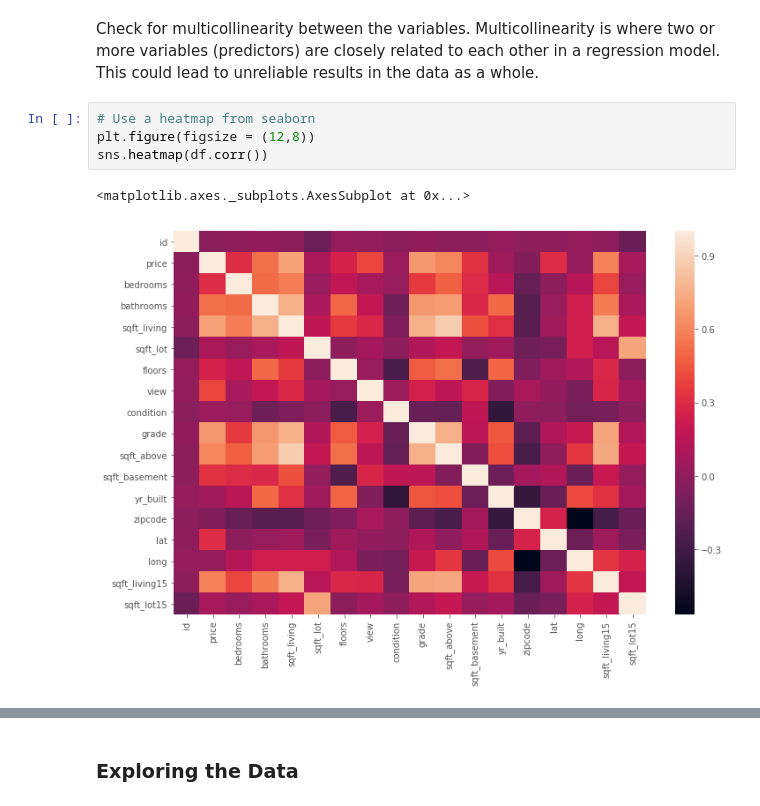
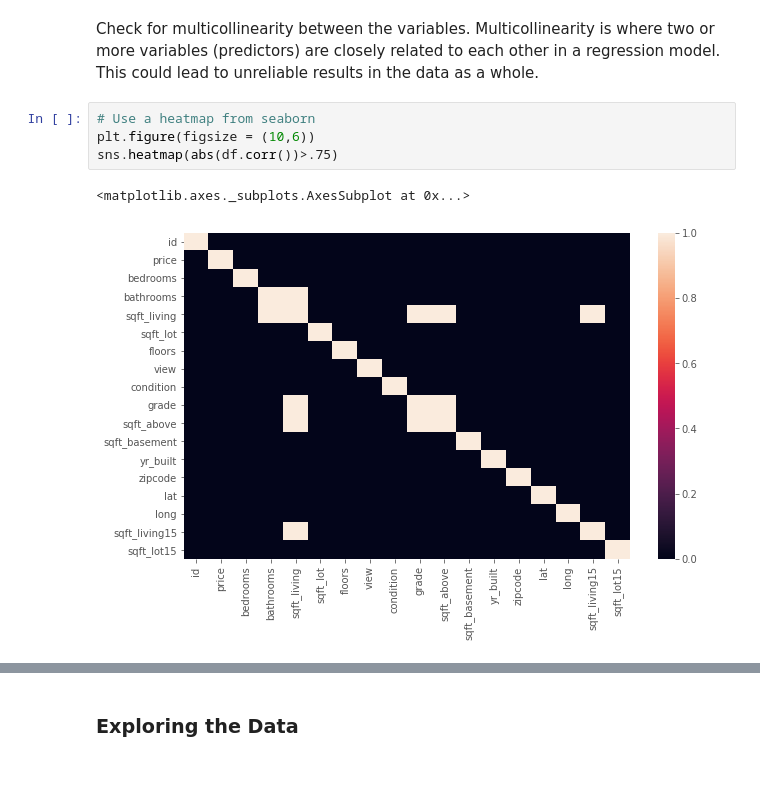
Before and after one commit to umapalam/dsc-v2-mod1-final-project-online-ds-pt-051319, a Jupyter notebook: student.ipynb, the cells around one changed output, grey strips where cells are left out. Drawn from its saved outputs; the diff is of its cells as text; blank space fills up the shorter version.

```diff
--- a/student.ipynb
+++ b/student.ipynb
@@ -303,8 +309,8 @@ dtype: int64
 Check for multicollinearity between the variables. Multicollinearity is where two or more variables (predictors) are closely related to each other in a regression model. This could lead to unreliable results in the data as a whole.
 # %%
 # Use a heatmap from seaborn
-plt.figure(figsize = (12,8))
-sns.heatmap(df.corr())
+plt.figure(figsize = (10,6))
+sns.heatmap(abs(df.corr())>.75)
 # %% [output]
 <matplotlib.axes._subplots.AxesSubplot at 0x...>
-[figure, old version]
+[figure, new version]
```
Also changed, not shown: parts of 33 cells of this notebook.
